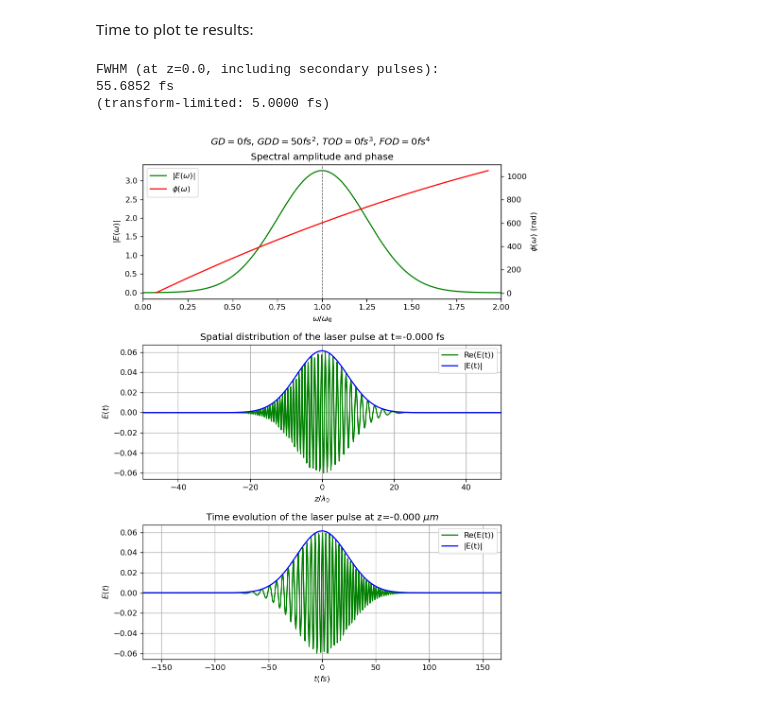
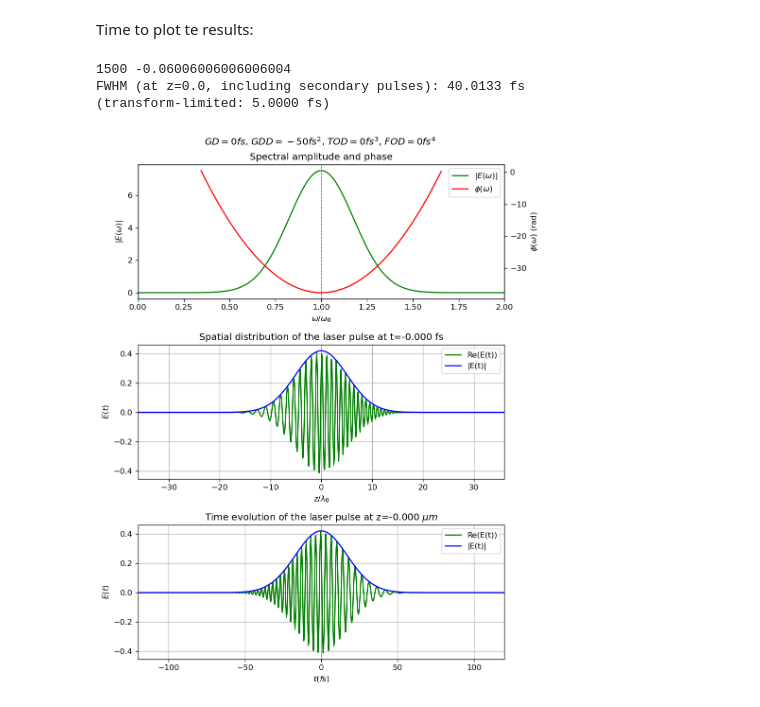
Before and after one commit to godot11/Eliss-notebooks, a Jupyter notebook: laser_demo.ipynb, the cells around one changed output. Saved outputs shown, nothing was run; the diff lists cells and outputs as text; code cells hidden in the pictures.

Commit message:
fix phase plotting and include CEP

```diff
--- a/laser_demo.ipynb
+++ b/laser_demo.ipynb
@@ -64,8 +67,9 @@ A0 = 1                                      # amplitude (arb. uits)
 lambda0 = 1.0                               # Central wavelength (um)
 omega0 = 2*const.pi * C_LIGHT / lambda0     # central angular frequency (1/fs)
 t_pulse = 5.0                               # Temporal FWHM length of the transform-limited pulse (fs)
+CEP = 0
 GD  = 0                                     # Group delay (fs)
-GDD = 50                                    # GDD (fs^2)
+GDD = -50                                    # GDD (fs^2)
 TOD = 0                                     # TOD (fs^3)
 FOD = 0                                     # FOD (fs^4)
 
@@ -129,63 +138,69 @@ def find_fwhm_width(x, y):
     return fwhm
 # %%
 # Calculate E(z, t) at each z-point
-E = np.empty((znum, framenum), dtype=complex)
+E_t = np.empty((znum, framenum), dtype=complex)
 for i, z in enumerate(z_points):
-    t, et, (E_omega, omegas) = el_wave(z)
-    E[i] = et
-E = np.transpose(E)
+    (t, et), (omegas, E_omega) = el_wave(z)
+    E_t[i] = et
+E_t = np.transpose(E_t)
 # %% [markdown]
 Time to plot te results:
 # %%
 # the z and the t value where the temporal and the spatial evolution is plotted
 tplot = -0.
 zplot = 0.
 
 # corresponding indices
 i_tplot = (np.abs(t-tplot)).argmin()
 i_zplot = (np.abs(z_points-zplot)).argmin()
 
+print(i_tplot, z_points[i_zplot])
+
+
+
 # plot the spectrumm and the temporal and the spatial evolution at the selected locations
 fig, (ax1, ax2, ax3) = plt.subplots(3,1, figsize=(8,10))
-p1, = ax1.plot(omegas/omega0, np.abs(E_omega), color='green', label="$|E(\omega)|$")
+p1, = ax1.plot(omegas/omega0, np.abs(E_omega), color='green', label=r"$|E(\omega)|$")
 ax1.axvline(1, linewidth=0.8, linestyle='--', color='gray')
 ax1.set_xlim(0, 2)
-ax1.set_xlabel("$\omega / \omega_0$")
-ax1.set_ylabel("$|E(\omega)|$")
-phwhere = np.abs(E_omega) > np.amax(np.abs(E_omega)) * 1e-3
+ax1.set_xlabel(r"$\omega / \omega_0$")
+ax1.set_ylabel(r"$|E(\omega)|$")
+phwhere = np.abs(E_omega) > np.amax(np.abs(E_omega)) * 1e-3  # phase has no meaning if the intensity is almost 0
+phase_significant = np.unwrap(np.angle(E_omega[phwhere]))
+w_significant = omegas[phwhere]
 axph = ax1.twinx()
-p2, = axph.plot(omegas[phwhere]/omega0, np.unwrap(np.angle(E_omega[phwhere]), np.pi), color='red', label="$\phi(\omega)$")
+p2, = axph.plot(w_significant / omega0, phase_significant, color='red', label=r"$\phi(\omega)$")
 axph.legend(handles=(p1, p2))
-axph.set_ylabel("$\phi (\omega)$ (rad)")
+axph.set_ylabel(r"$\phi (\omega)$ (rad)")
 
-fwhm_z = find_fwhm_width(z_points, np.abs(E[i_tplot]))
-ax2.plot(z_points/lambda0, E[i_tplot].real, 'g-', label='Re(E(t))')
-ax2.plot(z_points/lambda0, np.abs(E[i_tplot]), 'b-', label='|E(t)|')
+fwhm_z = find_fwhm_width(z_points, np.abs(E_t[i_tplot]))
+ax2.plot(z_points/lambda0, E_t[i_tplot].real, 'g-', label=r'Re(E(t))')
+ax2.plot(z_points/lambda0, np.abs(E_t[i_tplot]), 'b-', label=r'|E(t)|')
 ax2.set_xlim(-3*fwhm_z, 3*fwhm_z)
 ax2.grid()
-ax2.set_xlabel("$z / \lambda_0$")
-ax2.set_ylabel("$E(t)$")
+ax2.set_xlabel(r"$z / \lambda_0$")
+ax2.set_ylabel(r"$E(t)$")
 ax2.legend()
 
-fwhm = find_fwhm_width(t, np.abs(E[:,i_zplot]))
-ax3.plot(t, E[:,i_zplot].real, 'g-', label='Re(E(t))')
-ax3.plot(t, np.abs(E[:,i_zplot]), 'b-', label='|E(t)|')
+fwhm = find_fwhm_width(t, np.abs(E_t[:,i_zplot]))
+ax3.plot(t, E_t[:,i_zplot].real, 'g-', label=r'Re(E(t))')
+ax3.plot(t, np.abs(E_t[:,i_zplot]), 'b-', label=r'|E(t)|')
 ax3.set_xlim(-3*fwhm, 3*fwhm)
 ax3.grid()
-ax3.set_xlabel("$t (fs)$")
-ax3.set_ylabel("$E(t)$")
+ax3.set_xlabel(r"$t (fs)$")
+ax3.set_ylabel(r"$E(t)$")
 ax3.legend()
 
-ax1.set_title("Spectral amplitude and phase")
-ax2.set_title(f"Spatial distribution of the laser pulse at t={tplot:.3f} fs")
-ax3.set_title(f"Time evolution of the laser pulse at z={tplot:.3f} $\mu m$")
+ax1.set_title(r"Spectral amplitude and phase")
+ax2.set_title(rf"Spatial distribution of the laser pulse at t={tplot:.3f} fs")
+ax3.set_title(rf"Time evolution of the laser pulse at z={tplot:.3f} $\mu m$")
 
-fig.suptitle(f"$GD={GD:.0f}fs$, $GDD={GDD:.0f}fs^2$, $TOD={TOD:.0f}fs^3$, $FOD={FOD:.0f}fs^4$")
+fig.suptitle(rf"$GD={GD:.0f}fs$, $GDD={GDD:.0f}fs^2$, $TOD={TOD:.0f}fs^3$, $FOD={FOD:.0f}fs^4$")
 
 plt.tight_layout()
-print(f"FWHM (at z={zplot:.2}, including secondary pulses):\n{fwhm:.4f} fs\n(transform-limited: {t_pulse:.4f} fs)")
+print(f"FWHM (at z={zplot:.2}, including secondary pulses): {fwhm:.4f} fs\n(transform-limited: {t_pulse:.4f} fs)")
 # %% [output]
-FWHM (at z=0.0, including secondary pulses):
-55.6852 fs
+1500 -0.06006006006006004
+FWHM (at z=0.0, including secondary pulses): 40.0133 fs
 (transform-limited: 5.0000 fs)
-[figure, old version]
+[figure, new version]
```
Also changed, not shown: parts of 2 cells of this notebook.
